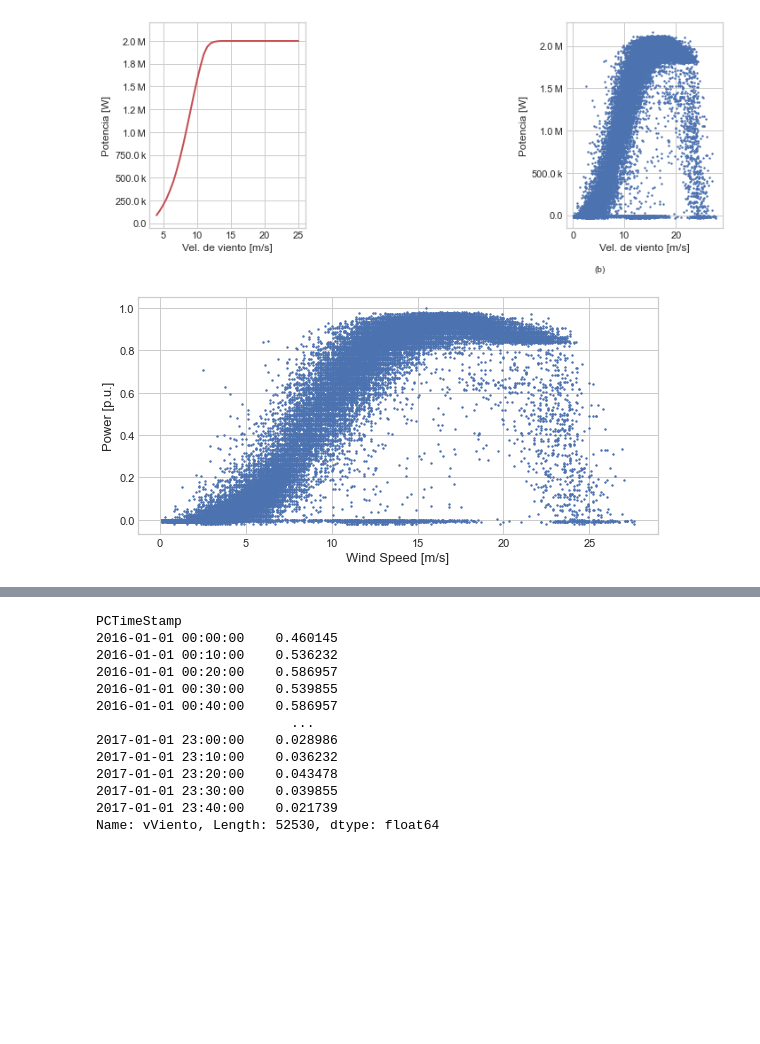
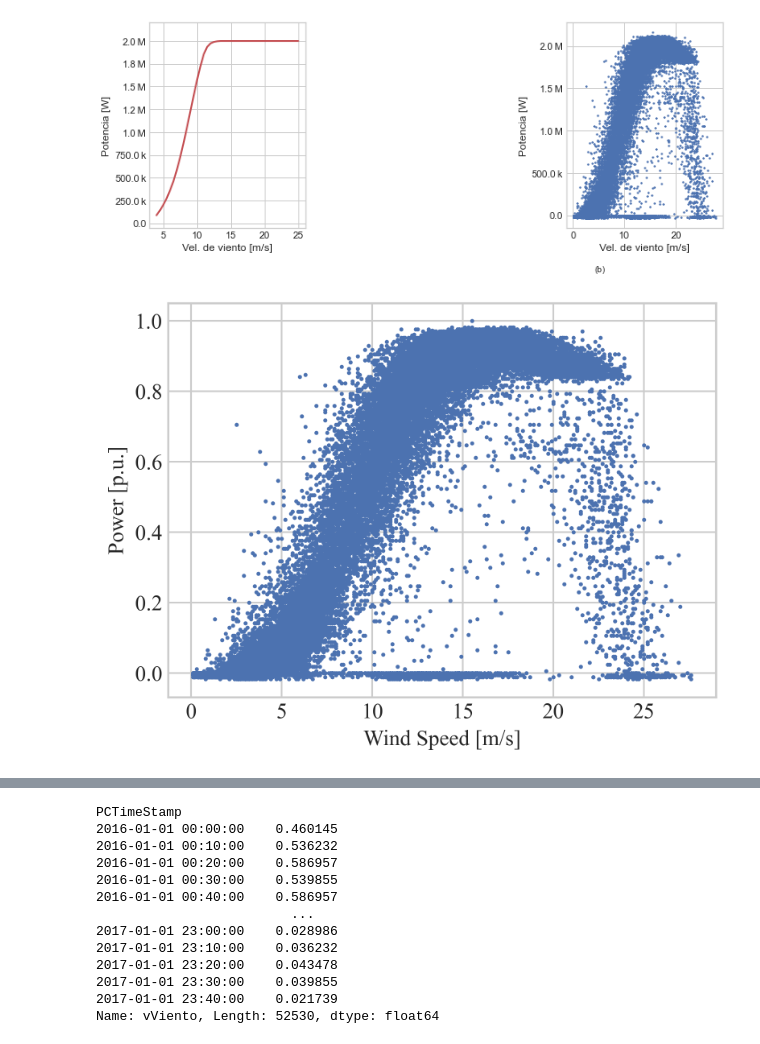
Before and after one commit to fernestomp/aero, a Jupyter notebook: curva_potencia_regres-reporte_V3.ipynb, the cells around one changed output, grey strips where cells are left out. Drawn from its saved outputs; the diff is of its cells as text; code cells hidden in the pictures; blank space fills up the shorter version.

Commit message:
actualización
Actualizar después de mucho tiempo sin hacerlo, no está terminado

```diff
--- a/curva_potencia_regres-reporte_V3.ipynb
+++ b/curva_potencia_regres-reporte_V3.ipynb
@@ -907,0 +100,5 @@ def cluster2DataFrame(dfvxvy, dfVP, n_clusters, n_subclu=0, clusters='viento',su
+# %%
+lsPath = 'C:/Users/mungu/Documents/DatosWTG.xlsx'
+xlsPathMfgCurve = 'C:/Users/mungu/Dropbox/Doctorado/Python/aero/Curva de potencia vestas 90.xlsx'
+dataVDP,dfVecVel,dfMfgCurve = myfunc.raw_to_datafr(lsPath,xlsPathMfgCurve)
+dataVP = dataVDP.drop('Dir',axis=1)
@@ -908 +113,13 @@ def cluster2DataFrame(dfvxvy, dfVP, n_clusters, n_subclu=0, clusters='viento',su
+# %%
+#JCP minimun 300 or 500 dpi, TIFF, EPS,PDF, JPG o MS office
+MY_DPI = 120 #ACTUAL SCREEN DPI
+
+FIGURE_DPI = 300 # WANTED FIGURE DPI
+FIG_WIDTH_IN_PIXELS = 1600/FIGURE_DPI
+FIG_HEIGHT_IN_PIXELS = 700/FIGURE_DPI
+
+#For formats not supported by matplotlib, install pillow
+FIGURE_FORMAT='jpg'
+
+flagsaveim =False #flag para indicar si se guardan las imagenes (no quiero que se sobreescriban)
 # %% [markdown]
@@ -1166,23 +196,38 @@ if flagsaveim:
 # %% [output]
 [figure]
 # %%
-%matplotlib inline
+fontsize = 13
+labelFontSize = 13
+tickFontSize = 12
+markerSize = 100
+fontNameLabel = {'fontname':'Times New Roman'}
+fontNameCluster = {'fontname':'Arial'}
+ticks_font = font_manager.FontProperties(family='Times New Roman', style='normal',
+        size=labelFontSize, weight='normal', stretch='normal')
+
 # nube de puntos dividida entre max pot
-fwidth = 8
-fheigth = 11
+#width = 8
+#heigth = 11
 #formatter1 = EngFormatter(places=1, sep="\N{THIN SPACE}")  # U+2009
-plt.figure(102,figsize=(fwidth,4))
+extraHeigth = 500/FIGURE_DPI #base figsize plus extra height in pixels
+extraWidth = 0
+plt.figure(102,figsize=(FIG_WIDTH_IN_PIXELS+ extraWidth,FIG_HEIGHT_IN_PIXELS + extraHeigth),dpi=FIGURE_DPI)
 
 plt.scatter(dataVP.vViento,dataVP.Pw/dataVP.Pw.max(),s=2)
 ax=  plt.gca()
-ax.set_ylabel('Power [p.u.]',fontsize=13)
-ax.set_xlabel('Wind Speed [m/s]',fontsize=13)
+ax.set_ylabel('Power [p.u.]',fontsize=13,**fontNameLabel)
+ax.set_xlabel('Wind Speed [m/s]',fontsize=13,**fontNameLabel)
 #ax.yaxis.set_major_formatter(formatter1)
 
+for label in plt.gca().get_xticklabels():
+        label.set_fontproperties(ticks_font)
+for label in plt.gca().get_yticklabels():
+        label.set_fontproperties(ticks_font)
 plt.tight_layout()
 
 if flagsaveim:
     plt.savefig('fig_art/crvNubePts.png')
-plt.savefig('fig_art/crvNubePts.png')
+tmpFigFilename = 'fig_art/curv_pot_real'+'.'+'jpg'
+plt.savefig(tmpFigFilename)
 # %% [output]
-[figure, old version]
+[figure, new version]
```
Also changed, not shown: parts of 120 cells of this notebook, 10 other files.
